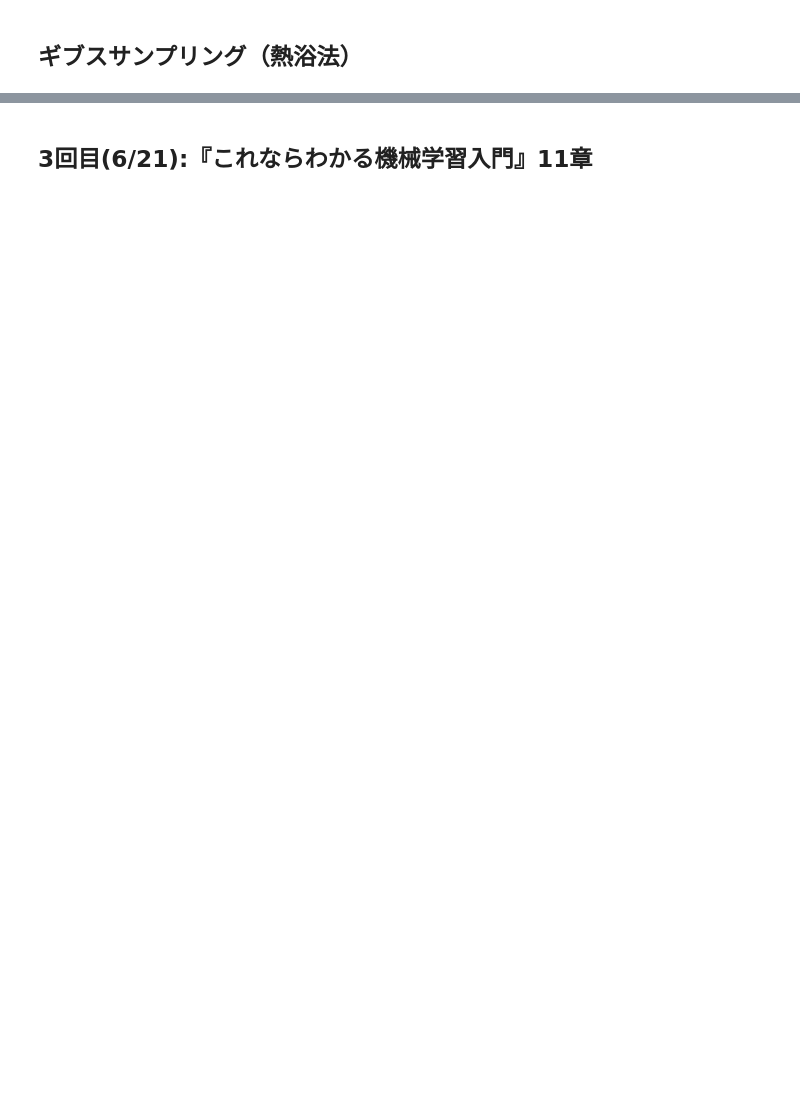
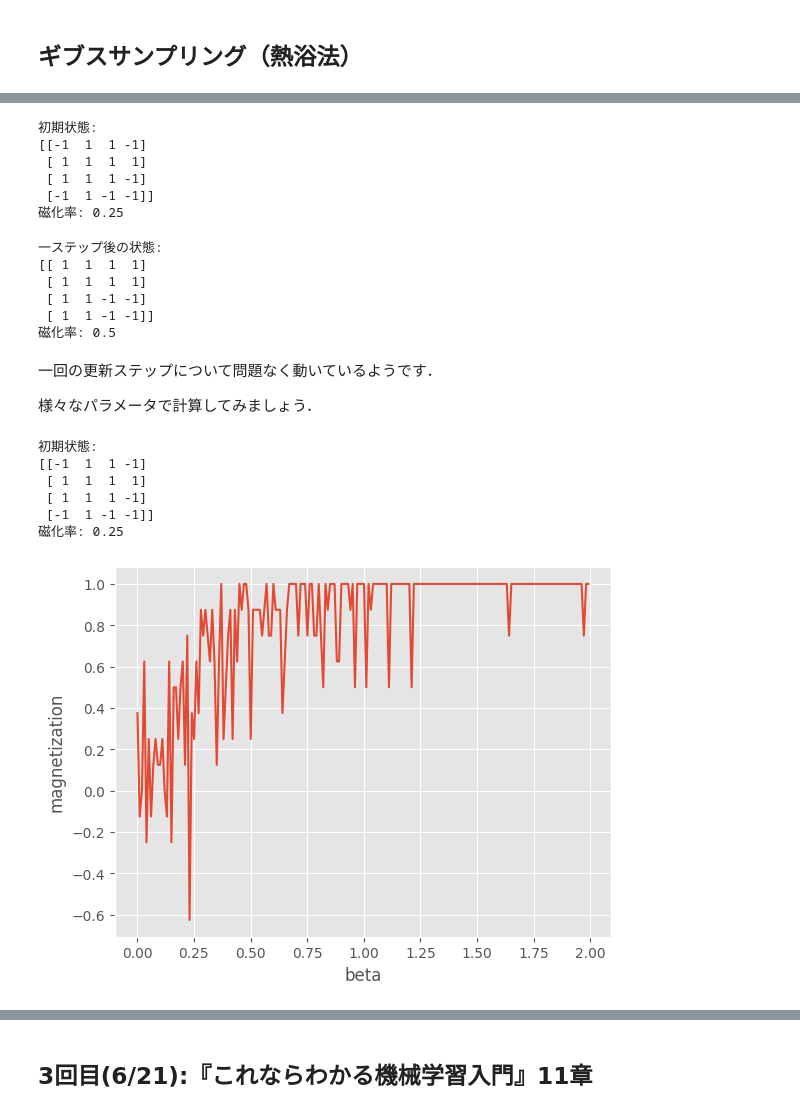
Before and after one commit to LABO-M/MachineLearningPhasesOfMatter, a Jupyter notebook: ising_heatbath.ipynb, the cells around one changed output, grey strips where cells are left out. Drawn from its saved outputs; the diff is of its cells as text; code cells hidden in the pictures; blank space fills up the shorter version.

```diff
--- a/ising_heatbath.ipynb
+++ b/ising_heatbath.ipynb
@@ -740,0 +617,6 @@ plt.show()
+# %%
+row = 2
+col = 2
+s , p , m= compute_conditional_probability(lattice, row, col, beta , J , h)
+print(f"要素({row}, {col})が次のステップで取りうる状態:{s}")
+print(f"要素({row}, {col})のボルツマン因子: {p} , {m}")
@@ -740,0 +656,74 @@ plt.show()
+# %%
+lattice = test_lattice()
+m = compute_magnetization(lattice)
+print("初期状態:")
+print(lattice)
+print(f"磁化率: {m}")
+# %% [output]
+初期状態:
+[[-1  1  1 -1]
+ [ 1  1  1  1]
+ [ 1  1  1 -1]
+ [-1  1 -1 -1]]
+磁化率: 0.25
+# %%
+# 一つのステップを行う関数
+def one_step(lattice, beta , J , h):
+    n1 = lattice.shape[0]
+    n2 = lattice.shape[1]
+    for row in range(n1):
+        for col in range(n2):
+            s , p , m = compute_conditional_probability(lattice, row, col, beta , J , h)
+            lattice = update_lattice(lattice, s, row, col)
+    return lattice
+# %%
+np.random.seed(111)
+
+lattice = one_step(lattice, beta , J , h)
+m = compute_magnetization(lattice)
+print("一ステップ後の状態:")
+print(lattice)
+print(f"磁化率: {m}")
+# %% [output]
+一ステップ後の状態:
+[[ 1  1  1  1]
+ [ 1  1  1  1]
+ [ 1  1 -1 -1]
+ [ 1  1 -1 -1]]
+磁化率: 0.5
+# %% [markdown]
+一回の更新ステップについて問題なく動いているようです．
+
+様々なパラメータで計算してみましょう．
+# %%
+lattice = test_lattice()
+m = compute_magnetization(lattice)
+print("初期状態:")
+print(lattice)
+print(f"磁化率: {m}")
+# %% [output]
+初期状態:
+[[-1  1  1 -1]
+ [ 1  1  1  1]
+ [ 1  1  1 -1]
+ [-1  1 -1 -1]]
+磁化率: 0.25
+# %%
+# 温度パラメータを変化させた時
+np.random.seed(111)
+beta = np.arange(0.001, 2 , 0.01)
+J = 1
+h = 1
+magnetization = []
+for b in beta:
+    # 正方格子の初期化
+    lattice = test_lattice()
+    lattice = one_step(lattice, b , J , h)
+    m = compute_magnetization(lattice)
+    magnetization.append(m)
+plt.plot(beta, magnetization)
+plt.xlabel("beta")
+plt.ylabel("magnetization")
+plt.show()
+# %% [output]
+[figure, added]
```
Also changed, not shown: parts of 55 cells of this notebook, 1 other file.
